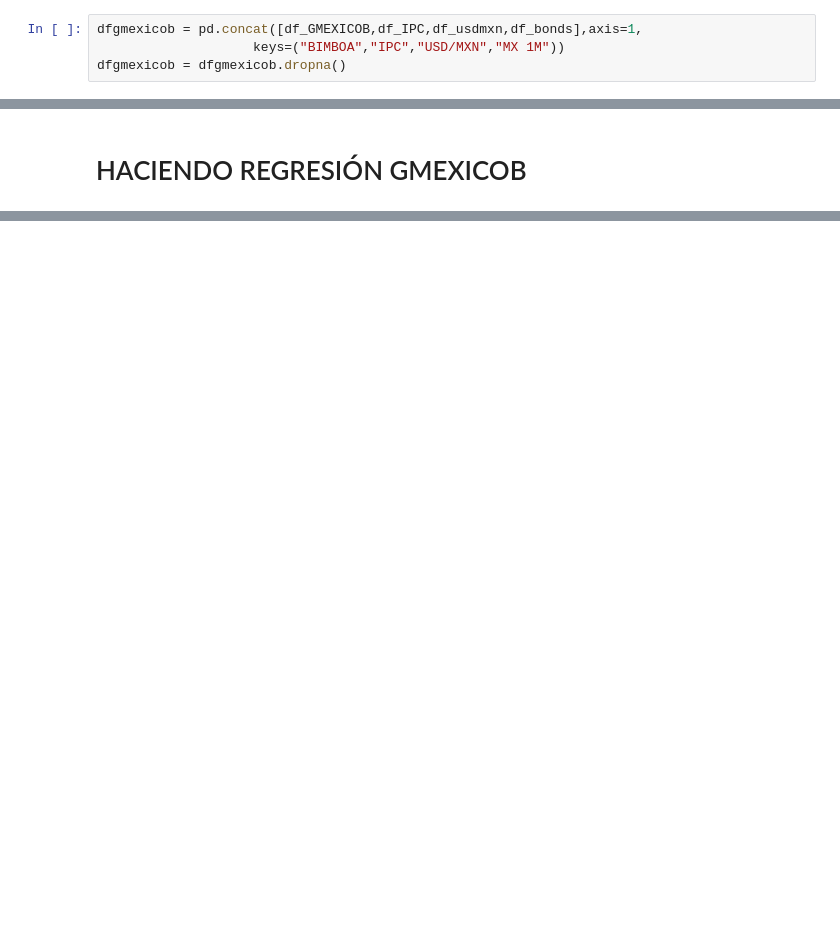
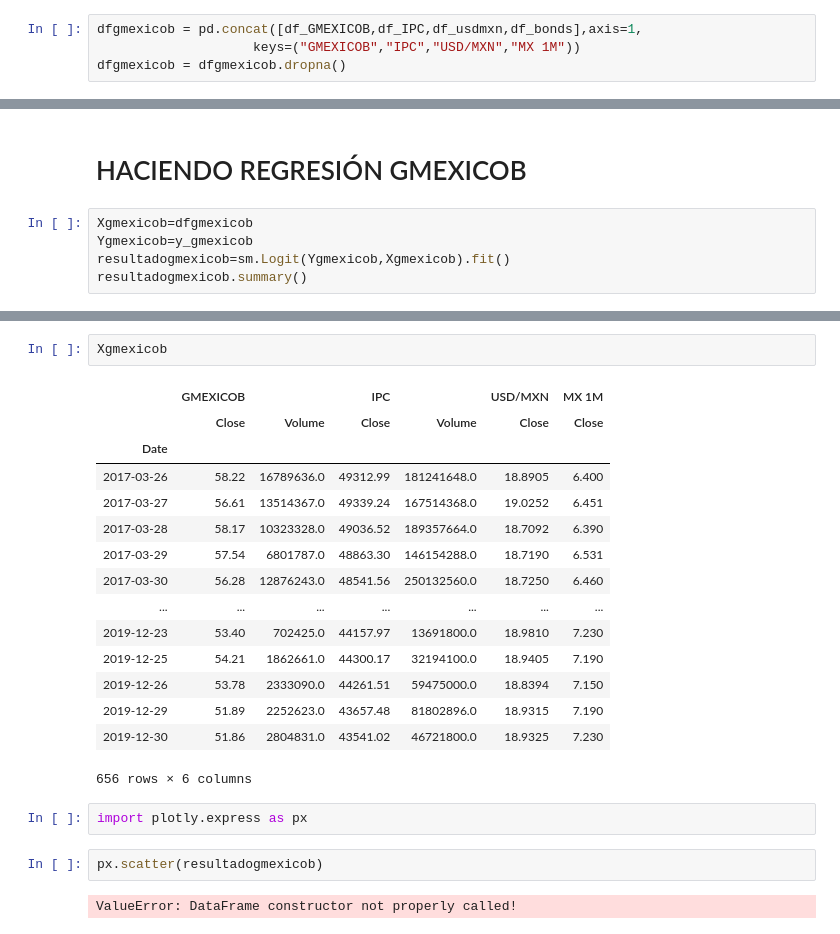
Before and after one commit to manueldiazrod97/trabajo_econometria_7, a Jupyter notebook: Proyecto Logit-GanarBolsa_2.ipynb, the cells around one changed output, grey strips where cells are left out. Drawn from its saved outputs; the diff is of its cells as text; blank space fills up the shorter version.

```diff
--- a/Proyecto Logit-GanarBolsa_2.ipynb
+++ b/Proyecto Logit-GanarBolsa_2.ipynb
@@ -237,5 +330,5 @@ dic_amxl=dic_amxl.iloc[1:695]
 # Data Frame GMEXICOB
 # %%
 dfgmexicob = pd.concat([df_GMEXICOB,df_IPC,df_usdmxn,df_bonds],axis=1,
-                    keys=("BIMBOA","IPC","USD/MXN","MX 1M"))
+                    keys=("GMEXICOB","IPC","USD/MXN","MX 1M"))
 dfgmexicob = dfgmexicob.dropna()
@@ -248,2 +351,7 @@ dic_gmexicob=dic_gmexicob.iloc[1:695]
 # %% [markdown]
 # HACIENDO REGRESIÓN GMEXICOB
+# %%
+Xgmexicob=dfgmexicob
+Ygmexicob=y_gmexicob
+resultadogmexicob=sm.Logit(Ygmexicob,Xgmexicob).fit()
+resultadogmexicob.summary()
@@ -249,0 +395,24 @@ dic_gmexicob=dic_gmexicob.iloc[1:695]
+# %%
+Xgmexicob
+# %% [output]
+|  | GMEXICOB |  | IPC |  | USD/MXN | MX 1M |
+|  | Close | Volume | Close | Volume | Close | Close |
+| Date |  |  |  |  |  |  |
+| 2017-03-26 | 58.22 | 16789636.0 | 49312.99 | 181241648.0 | 18.8905 | 6.400 |
+| 2017-03-27 | 56.61 | 13514367.0 | 49339.24 | 167514368.0 | 19.0252 | 6.451 |
+| 2017-03-28 | 58.17 | 10323328.0 | 49036.52 | 189357664.0 | 18.7092 | 6.390 |
+| 2017-03-29 | 57.54 | 6801787.0 | 48863.30 | 146154288.0 | 18.7190 | 6.531 |
+| 2017-03-30 | 56.28 | 12876243.0 | 48541.56 | 250132560.0 | 18.7250 | 6.460 |
+| ... | ... | ... | ... | ... | ... | ... |
+| 2019-12-23 | 53.40 | 702425.0 | 44157.97 | 13691800.0 | 18.9810 | 7.230 |
+| 2019-12-25 | 54.21 | 1862661.0 | 44300.17 | 32194100.0 | 18.9405 | 7.190 |
+| 2019-12-26 | 53.78 | 2333090.0 | 44261.51 | 59475000.0 | 18.8394 | 7.150 |
+| 2019-12-29 | 51.89 | 2252623.0 | 43657.48 | 81802896.0 | 18.9315 | 7.190 |
+| 2019-12-30 | 51.86 | 2804831.0 | 43541.02 | 46721800.0 | 18.9325 | 7.230 |
+656 rows × 6 columns
+# %%
+import plotly.express as px
+# %%
+px.scatter(resultadogmexicob)
+# %% [output]
+ValueError: DataFrame constructor not properly called!
```
Also changed, not shown: parts of 27 cells of this notebook.
